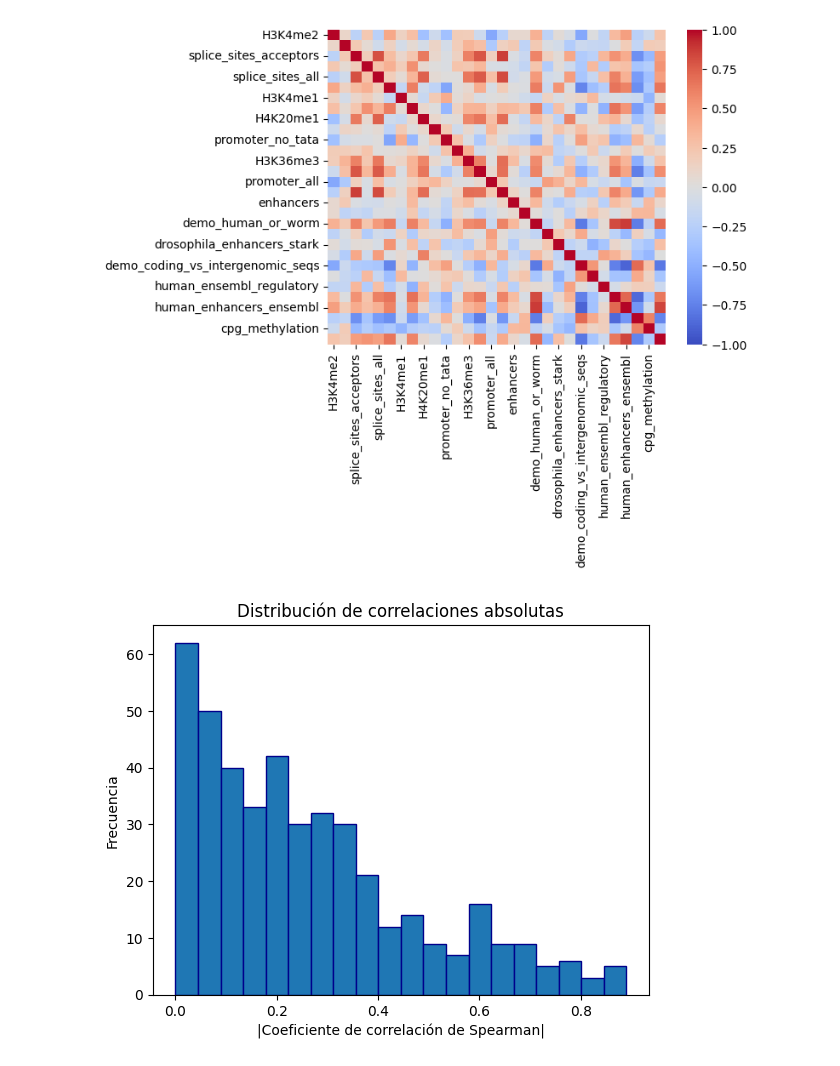
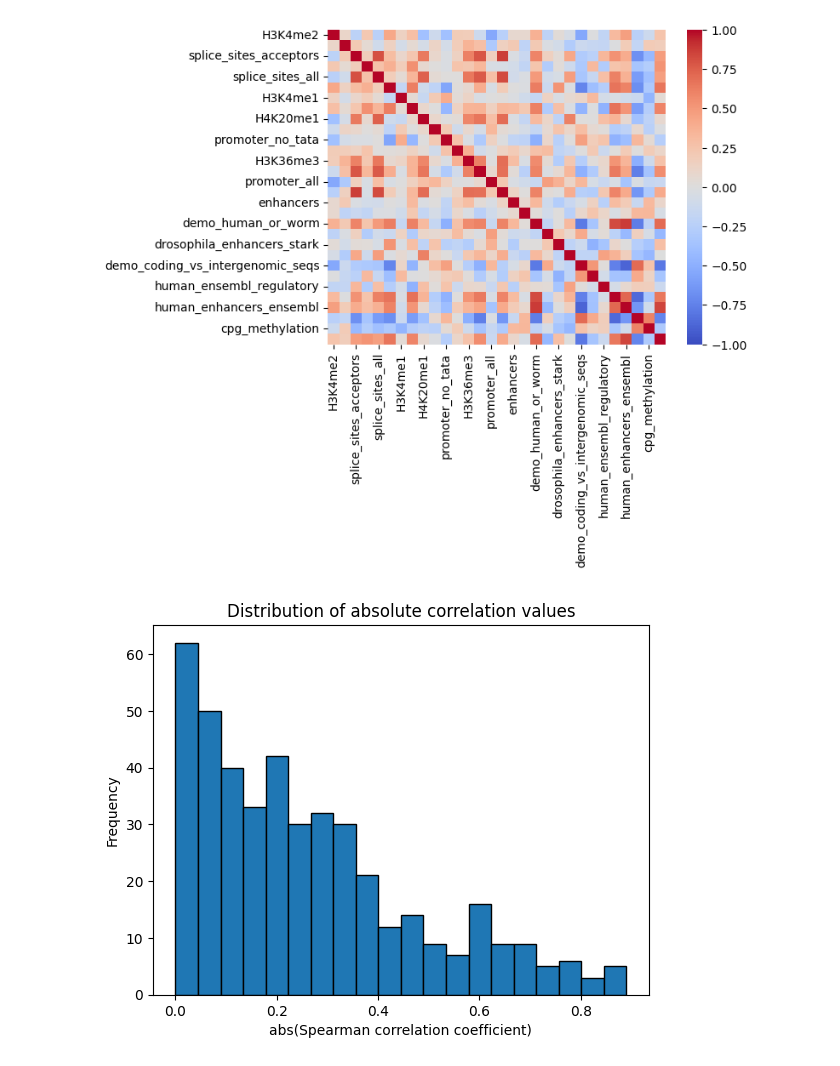
Before and after one commit to PipeVerri/Canonicalization, a Jupyter notebook: convnova/hpo/tasks_correlation.ipynb, the cells around one changed output. Drawn from its saved outputs; the diff is of its cells as text; code cells hidden in the pictures.

```diff
--- a/convnova/hpo/tasks_correlation.ipynb
+++ b/convnova/hpo/tasks_correlation.ipynb
@@ -65,16 +66,17 @@ plt.show()
 # %%
 import numpy as np
 
 # Tomar solo el triángulo superior, sin la diagonal, para no duplicar pares ni contar la autocorrelación (=1)
 mask = np.triu(np.ones(spearman_matrix.shape), k=1).astype(bool)
 values = spearman_matrix.where(mask).stack().values
 
 abs_values = np.abs(values)
 
-plt.hist(abs_values, bins=20, edgecolor='darkblue')
-plt.xlabel('|Coeficiente de correlación de Spearman|')
-plt.ylabel('Frecuencia')
-plt.title('Distribución de correlaciones absolutas')
+plt.hist(abs_values, bins=20, edgecolor='black')
+plt.xlabel('abs(Spearman correlation coefficient)')
+plt.ylabel('Frequency')
+plt.title('Distribution of absolute correlation values')
+plt.savefig("./tasks_correlation_histogram.png", dpi=300)
 plt.show()
 # %% [output]
-[figure, old version]
+[figure, new version]
```
Also changed, not shown: parts of 1 cell of this notebook, 12 other files.
